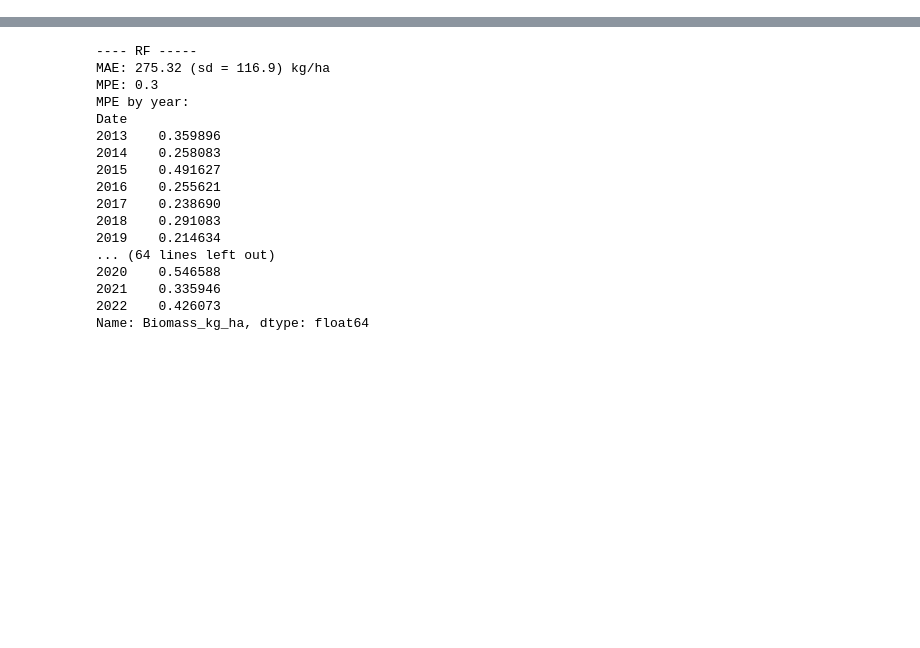
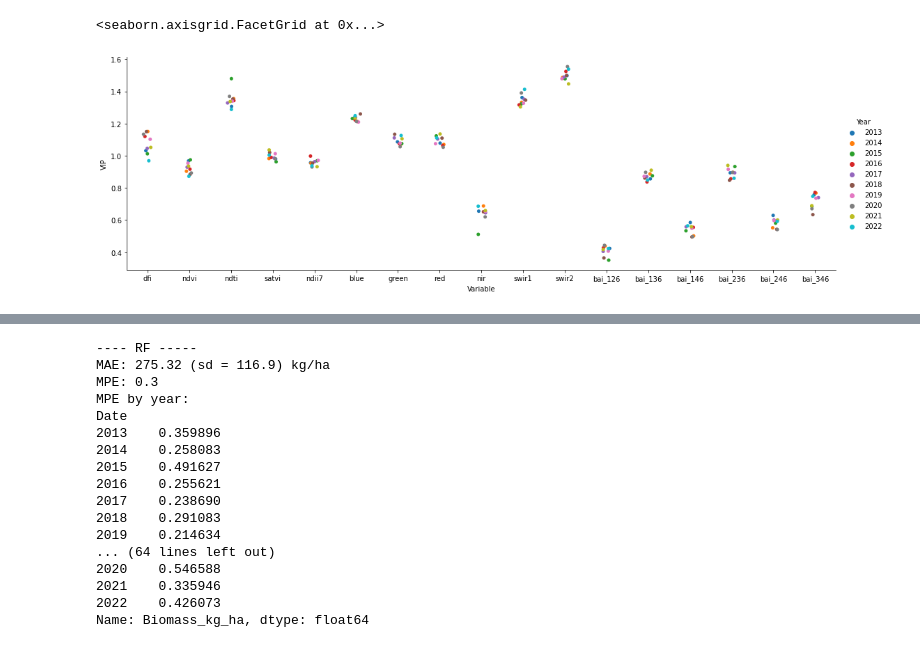
Before and after one commit to kearney-sp/cper_hls_veg_models, a Jupyter notebook: biomass/fit_ml_models_hls_vor_bm.ipynb, the cells around one changed output, grey strips where cells are left out. Saved outputs shown, nothing was run; the diff lists cells and outputs as text; code cells hidden in the pictures; blank space fills up the shorter version.

```diff
--- a/biomass/fit_ml_models_hls_vor_bm.ipynb
+++ b/biomass/fit_ml_models_hls_vor_bm.ipynb
@@ -57,3 +53,30 @@ def abline(slope, intercept):
+# %%
+def abline(slope, intercept):
+    """Plot a line from slope and intercept"""
+    axes = plt.gca()
+    x_vals = np.array(axes.get_xlim())
+    y_vals = intercept + slope * x_vals
+    plt.plot(x_vals, y_vals, '--')
+
+def vip(x, y, model):
+    t = model.x_scores_
+    #w = model.x_weights_
+    w = model.x_rotations_
+    q = model.y_loadings_
+
+    m, p = x.shape
+    _, h = t.shape
+
+    vips = np.zeros((p,))
+
+    s = np.diag(t.T @ t @ q.T @ q).reshape(h, -1)
+    total_s = np.sum(s)
+
+    for i in range(p):
+        weight = np.array([ (w[i,j] / np.linalg.norm(w[:,j]))**2 for j in range(h) ])
+        vips[i] = np.sqrt(p*(s.T @ weight)/total_s)
+
+    return vips
 # %%
 df_results = pd.read_csv(os.path.join(outDIR, "VOR_lreg_results.csv"))
 df_results_full = pd.read_csv(os.path.join(outDIR, "VOR_lreg_results_full.csv"))
@@ -269,0 +389,5 @@ n_comps
+# %%
+sns.catplot(df_vip, x='Variable', y='VIP', hue='Year', aspect=3)
+# %% [output]
+<seaborn.axisgrid.FacetGrid at 0x...>
+[figure, added]
```
Also changed, not shown: parts of 32 cells of this notebook, 2 other files.
